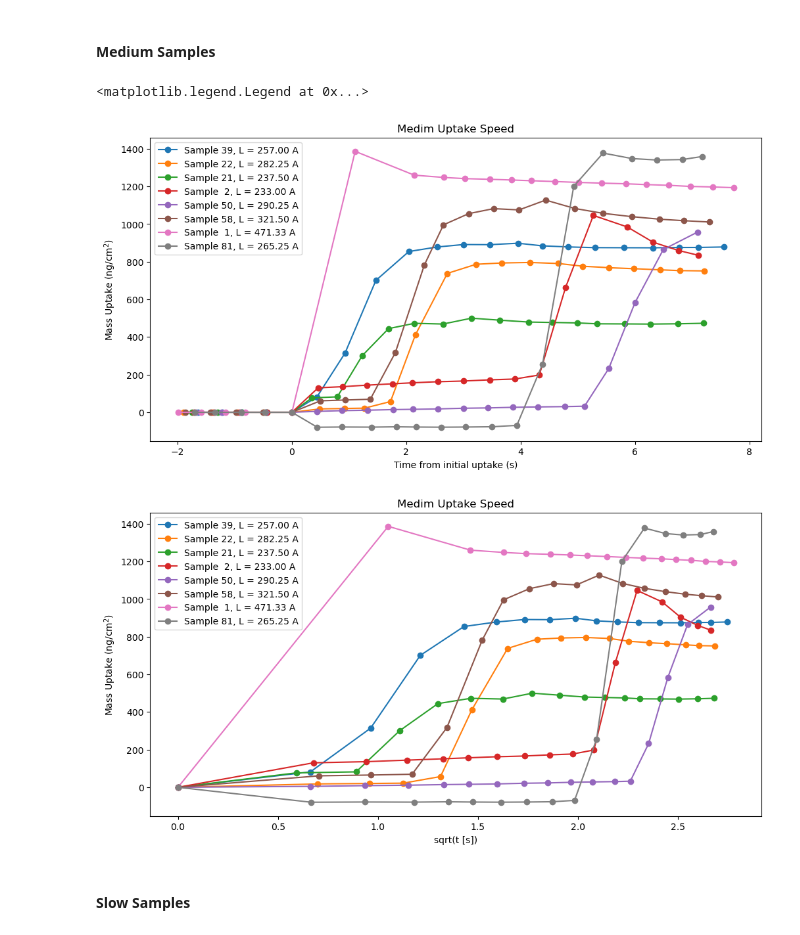
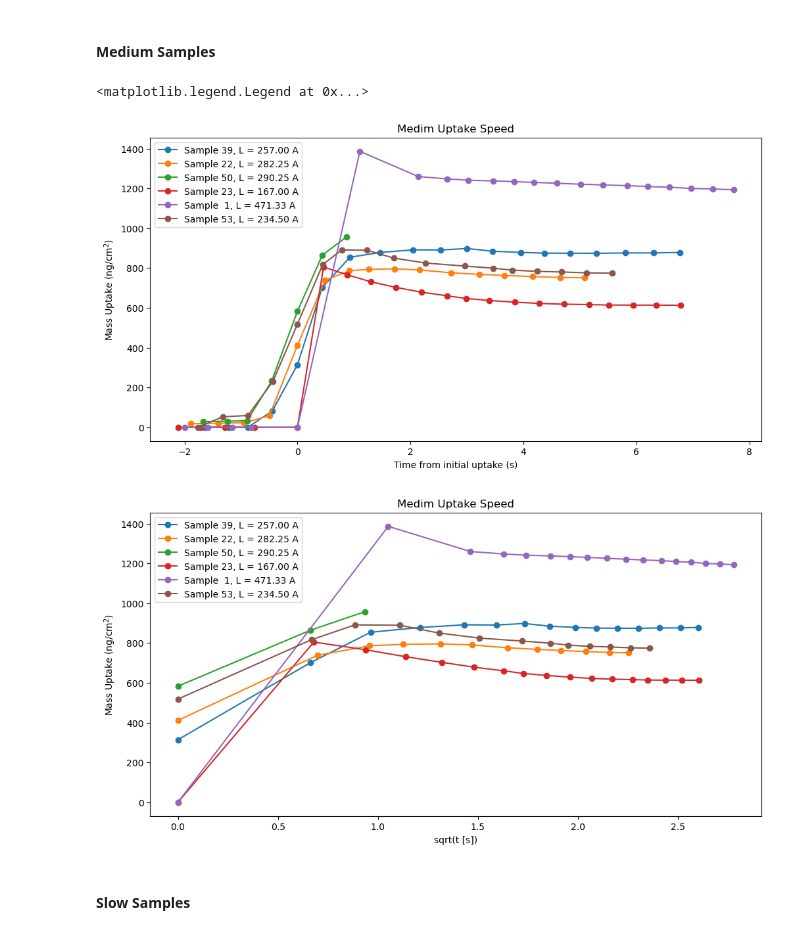
Before and after one commit to william-dove/Diffusion-Modeling, a Jupyter notebook: DopantUptake.ipynb, the cells around one changed output. Drawn from its saved outputs; the diff is of its cells as text; code cells hidden in the pictures.

Commit message:
Adjusted uptake curves for square-root fitting

```diff
--- a/DopantUptake.ipynb
+++ b/DopantUptake.ipynb
@@ -340,7 +384,7 @@ for sample_name in sample_dfs:
     idx_first = sample_df.loc[sample_df['C1_m [ng/cm^2]'] != 0].index[0] # Isolates the first nonzero uptake
 
 
-    df_cropped = sample_df.loc[(idx_first-5):(idx_first+15)]
+    df_cropped = sample_df.loc[(idx_first-5):(idx_first+20)]
 
     t0 = df_cropped.loc[idx_first-1, 'Time [s]']  # Make t=0 the first point BEFORE any uptake is detected
     df_cropped['Time shifted [s]'] = df_cropped['Time [s]'] - t0
@@ -417,7 +475,7 @@ plt.title('Quick Uptake Speed')
 plt.xlabel('Time from initial uptake (s)')
 plt.ylabel('Mass Uptake (ng/cm$^2$)')
 
-quick_samples = [3, 12, 23, 61, 80, 1]
+quick_samples = [3, 12, 61, 80, 81, 2]
 
 for sample_num in quick_samples:
         df_cropped = cropped_sample_dfs_first[f'Sample {sample_num}']
@@ -455,38 +536,40 @@ plt.title('Medim Uptake Speed')
 plt.xlabel('Time from initial uptake (s)')
 plt.ylabel('Mass Uptake (ng/cm$^2$)')
 
-for sample_num in [39, 22, 21, 2, 50, 58, 1, 81]:
+medium_samples = [39, 22, 50, 23, 1, 53]
+
+for sample_num in medium_samples:
         df_cropped = cropped_sample_dfs_first[f'Sample {sample_num}']
         if df_cropped.loc[0,'C1_m [ng/cm^2]'] < 1:
             plt.plot(
                 df_cropped['Time shifted [s]'], df_cropped['C1_m [ng/cm^2]'],
                 marker='o',
                 linestyle='-',
                 label=f'Sample {sample_num:>2}, L = {thicknesses.loc[sample_num, "Thickness [A]"]:.2f} A'
             )
 
 plt.legend()
 
 plt.figure(2, figsize=(12, 6))
 plt.title('Medim Uptake Speed')
 plt.xlabel('sqrt(t [s])')
 plt.ylabel('Mass Uptake (ng/cm$^2$)')
 
-for sample_num in [39, 22, 21, 2, 50, 58, 81]:
+for sample_num in medium_samples:
         df_cropped = cropped_sample_dfs_first[f'Sample {sample_num}']
         if df_cropped.loc[0,'C1_m [ng/cm^2]'] < 1:
             plt.plot(
                 np.sqrt(df_cropped['Time shifted [s]']),
                 df_cropped['C1_m [ng/cm^2]'],
                 marker='o',
                 linestyle='-',
                 label=f'Sample {sample_num:>2}, L = {thicknesses.loc[sample_num, "Thickness [A]"]:.2f} A'
             )
 
 plt.legend()
 # %% [output]
 <matplotlib.legend.Legend at 0x...>
-[figure, old version]
+[figure, new version]
-[figure, old version]
+[figure, new version]
 # %% [markdown]
 #### Slow Samples
```
Also changed, not shown: parts of 28 cells of this notebook.
